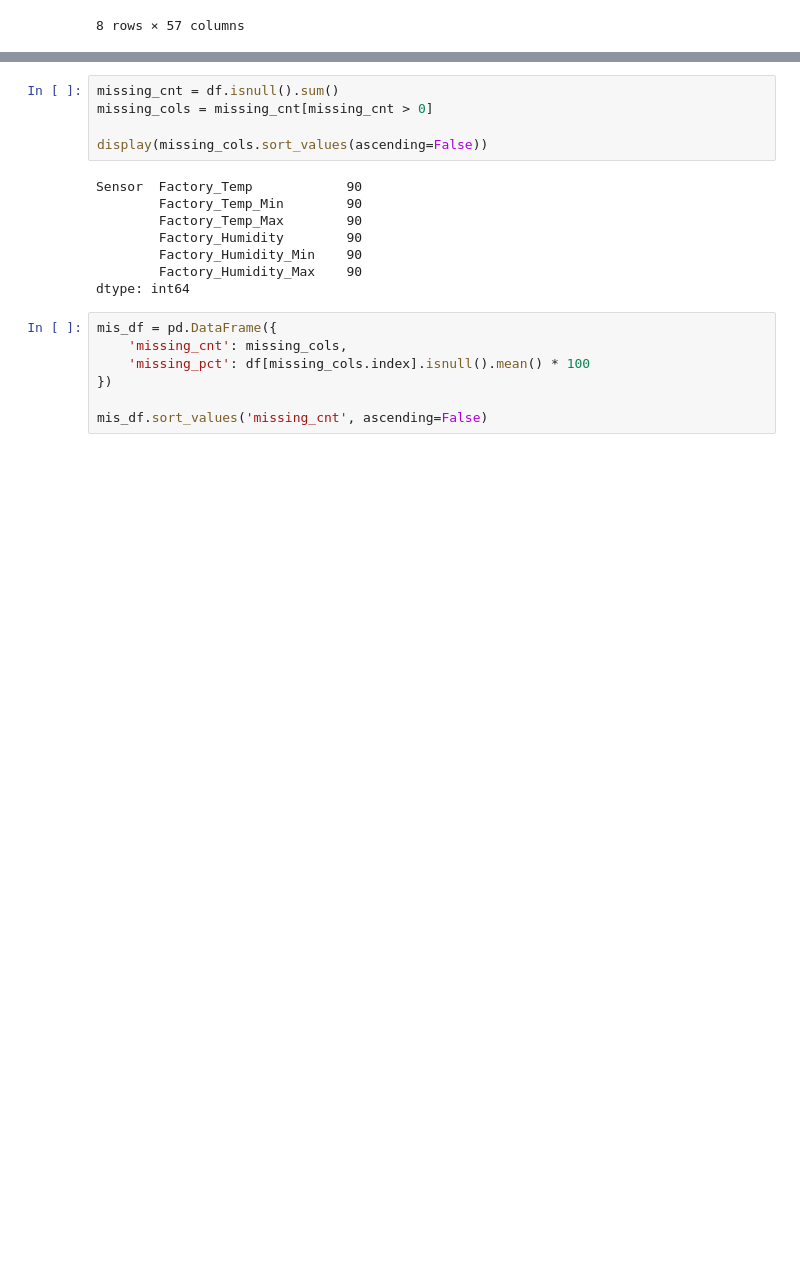
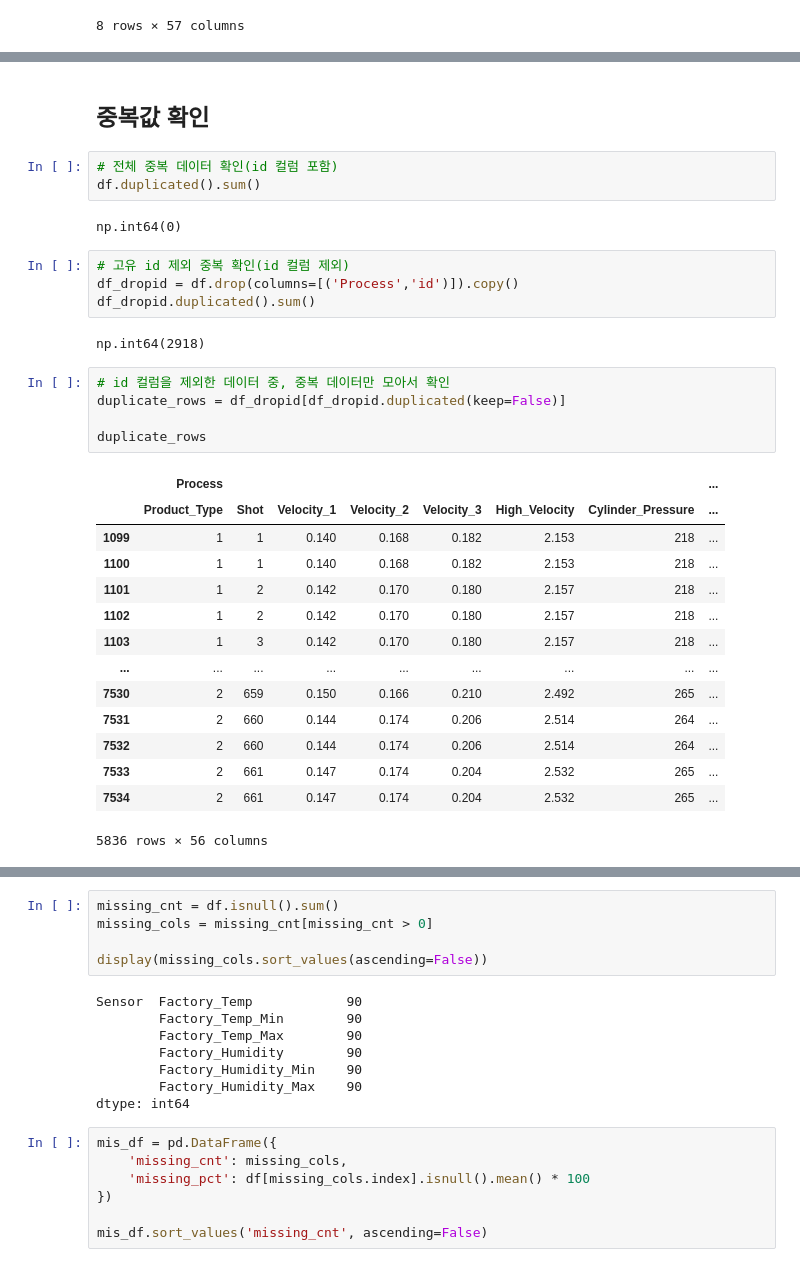
Before and after one commit to heeso0908/hotsix, a Jupyter notebook: notebooks/김재천/eda1.ipynb, the cells around one changed output, grey strips where cells are left out. Saved outputs shown, nothing was run; the diff lists cells and outputs as text; blank space fills up the shorter version.

```diff
--- a/notebooks/김재천/eda1.ipynb
+++ b/notebooks/김재천/eda1.ipynb
@@ -61,0 +96,33 @@ display("\n", df.head())
+# %% [markdown]
+## 중복값 확인
+# %%
+# 전체 중복 데이터 확인(id 컬럼 포함)
+df.duplicated().sum()
+# %% [output]
+np.int64(0)
+# %%
+# 고유 id 제외 중복 확인(id 컬럼 제외)
+df_dropid = df.drop(columns=[('Process','id')]).copy()
+df_dropid.duplicated().sum()
+# %% [output]
+np.int64(2918)
+# %%
+# id 컬럼을 제외한 데이터 중, 중복 데이터만 모아서 확인
+duplicate_rows = df_dropid[df_dropid.duplicated(keep=False)]
+
+duplicate_rows
+# %% [output]
+|  | Process |  |  |  |  |  |  | ... |
+|  | Product_Type | Shot | Velocity_1 | Velocity_2 | Velocity_3 | High_Velocity | Cylinder_Pressure | ... |
+| 1099 | 1 | 1 | 0.140 | 0.168 | 0.182 | 2.153 | 218 | ... |
+| 1100 | 1 | 1 | 0.140 | 0.168 | 0.182 | 2.153 | 218 | ... |
+| 1101 | 1 | 2 | 0.142 | 0.170 | 0.180 | 2.157 | 218 | ... |
+| 1102 | 1 | 2 | 0.142 | 0.170 | 0.180 | 2.157 | 218 | ... |
+| 1103 | 1 | 3 | 0.142 | 0.170 | 0.180 | 2.157 | 218 | ... |
+| ... | ... | ... | ... | ... | ... | ... | ... | ... |
+| 7530 | 2 | 659 | 0.150 | 0.166 | 0.210 | 2.492 | 265 | ... |
+| 7531 | 2 | 660 | 0.144 | 0.174 | 0.206 | 2.514 | 264 | ... |
+| 7532 | 2 | 660 | 0.144 | 0.174 | 0.206 | 2.514 | 264 | ... |
+| 7533 | 2 | 661 | 0.147 | 0.174 | 0.204 | 2.532 | 265 | ... |
+| 7534 | 2 | 661 | 0.147 | 0.174 | 0.204 | 2.532 | 265 | ... |
+5836 rows × 56 columns
```
Also changed, not shown: parts of 30 cells of this notebook.
